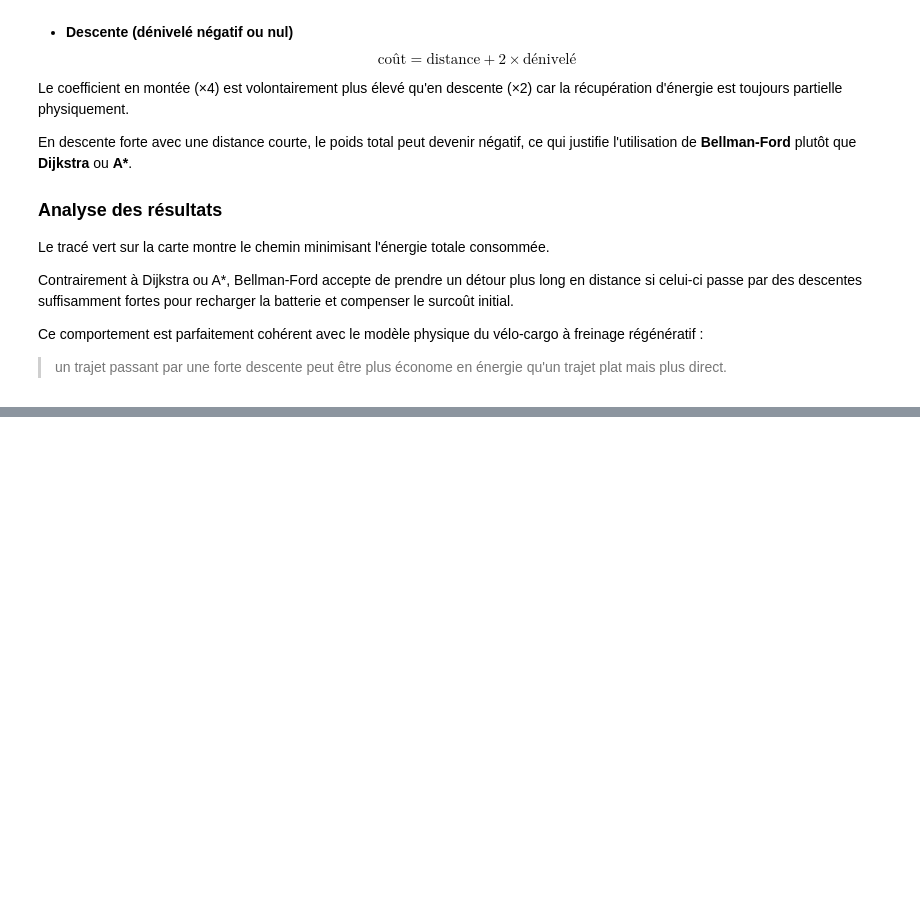
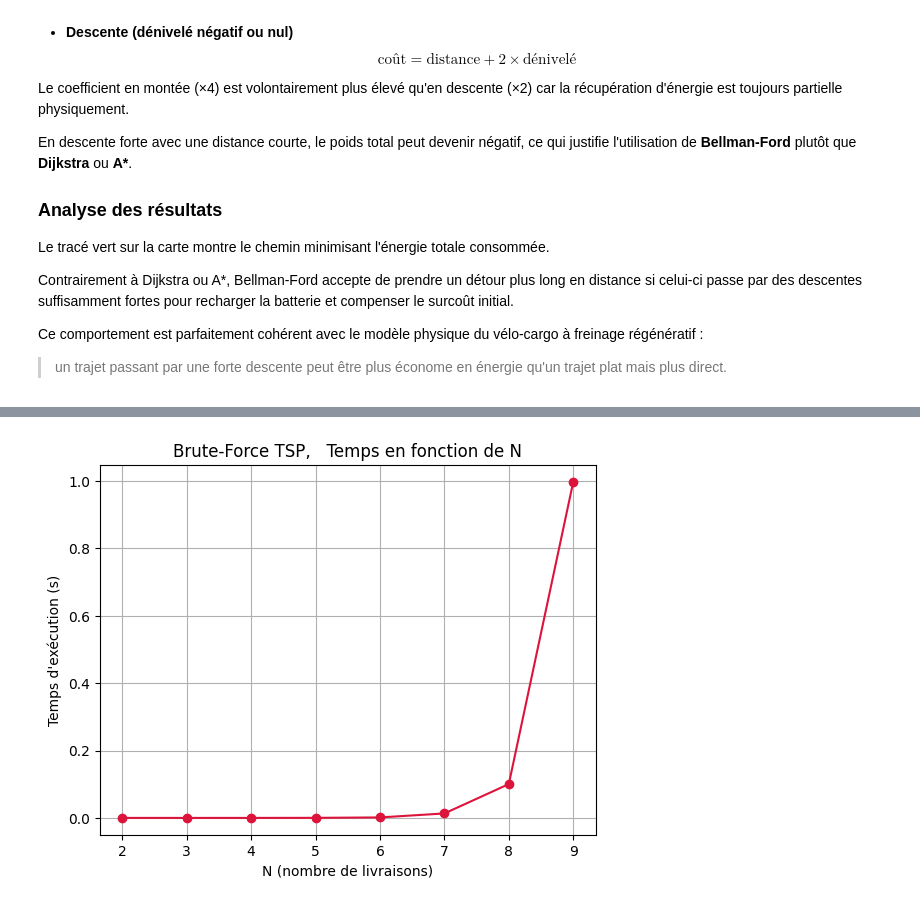
Before and after one commit to ArthY07/Projet-Graphes-Et-Reseaux-L3, a Jupyter notebook: Feschet_Arthur_Chayrigues_Noah.ipynb, the cells around one changed output, grey strips where cells are left out. Drawn from its saved outputs; the diff is of its cells as text; code cells hidden in the pictures; blank space fills up the shorter version.

```diff
--- a/Feschet_Arthur_Chayrigues_Noah.ipynb
+++ b/Feschet_Arthur_Chayrigues_Noah.ipynb
@@ -77,6 +80,10 @@ def dijkstra_optimise(G, source, target):
                 parent[x] = p
                 Q.append(x)
 
+    # Sécurité : si target n'a jamais été atteint
+    if target not in parent and target != source:
+        return [], 9999999
+
     chemin = [target]
     actuel = target
     while actuel != source:
@@ -269,6 +270,9 @@ def A_Etoile(G, source, target):
                 if x not in Q:
                     Q.append(x)
 
+    if target not in parent and target != source:
+        return [], 9999999
+
     chemin = [target]
     actuel = target
     while actuel != source:
@@ -653,0 +775,25 @@ Ce comportement est parfaitement cohérent avec le modèle physique du vélo-car
+# %%
+valeurs_N = list(range(2, 10))
+temps_mesures = []
+
+for N in valeurs_N:
+
+      # Matrice aléatoire simple, juste pour avoir quelque chose à parcourir
+    D = np.random.randint(1, 100, size=(N+1, N+1))
+
+    debut = time.perf_counter()
+    brute_force_tsp(D)
+    fin = time.perf_counter()
+
+    temps_mesures.append(fin - debut)
+
+
+  # Graphique
+plt.plot(valeurs_N, temps_mesures, 'o-', color='crimson')
+plt.xlabel("N (nombre de livraisons)")
+plt.ylabel("Temps d'exécution (s)")
+plt.title("Brute-Force TSP,   Temps en fonction de N")
+plt.grid(True)
+plt.show()
+# %% [output]
+[figure, added]
```
Also changed, not shown: parts of 32 cells of this notebook.
